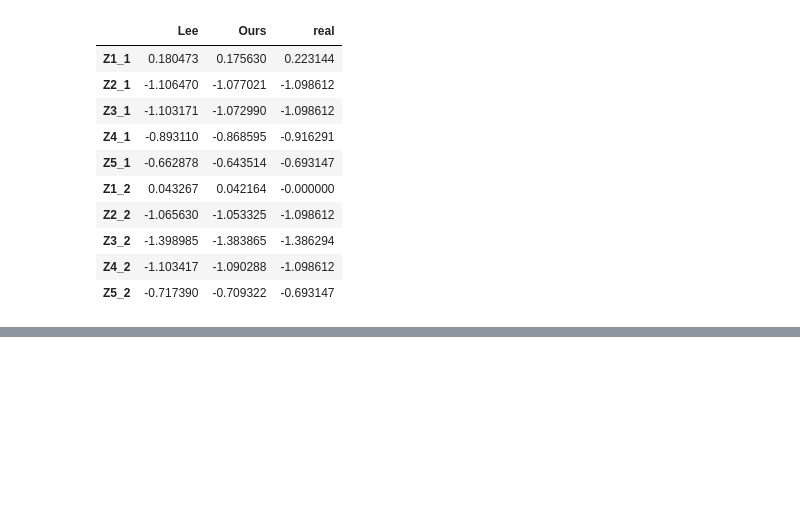
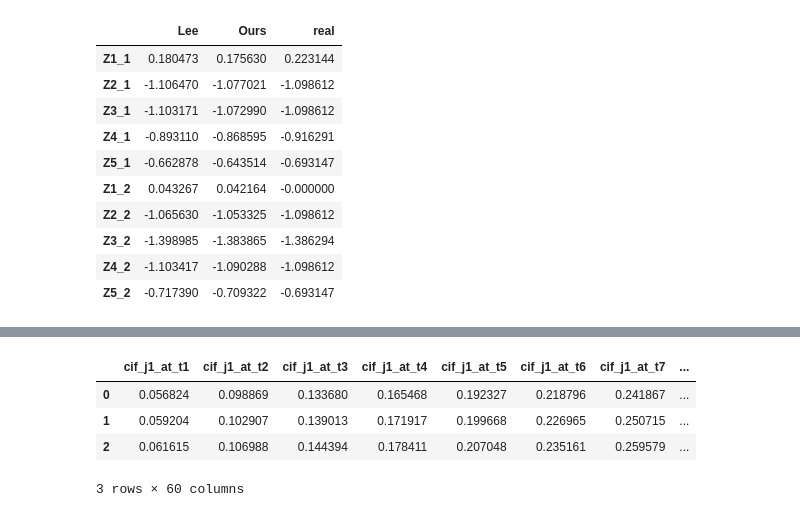
Before and after one commit to tomer1812/pydts, a Jupyter notebook: docs/Simple Simulation.ipynb, the cells around one changed output, grey strips where cells are left out. Cells and saved outputs as stored; diff of their text form; code cells hidden in the pictures; blank space fills up the shorter version.

```diff
--- a/docs/Simple Simulation.ipynb
+++ b/docs/Simple Simulation.ipynb
@@ -363,0 +423,23 @@ for row, subfig in enumerate(subfigs):
+# %%
+from pydts.examples_utils.continues_data import hazard_func, survival_func
+
+hazards = hazard_func(models, df_for_plotting)
+surv_func = survival_func(models, rel_times, df_for_plotting)
+
+cif_1 = pd.DataFrame(hazards[1] * surv_func, index=df_for_plotting.index,
+                     columns=rel_times.astype(int)).cumsum(axis=1)
+cif_2 = pd.DataFrame(hazards[2] * surv_func, index=df_for_plotting.index,
+                     columns=rel_times.astype(int)).cumsum(axis=1)
+cont_cif = pd.merge(
+    cif_1.reset_index(drop=True).add_prefix("cif_j1_at_t"),
+    cif_2.reset_index(drop=True).add_prefix("cif_j2_at_t"),
+    right_index=True, left_index=True
+)
+
+cont_cif
+# %% [output]
+|  | cif_j1_at_t1 | cif_j1_at_t2 | cif_j1_at_t3 | cif_j1_at_t4 | cif_j1_at_t5 | cif_j1_at_t6 | cif_j1_at_t7 | ... |
+| 0 | 0.056824 | 0.098869 | 0.133680 | 0.165468 | 0.192327 | 0.218796 | 0.241867 | ... |
+| 1 | 0.059204 | 0.102907 | 0.139013 | 0.171917 | 0.199668 | 0.226965 | 0.250715 | ... |
+| 2 | 0.061615 | 0.106988 | 0.144394 | 0.178411 | 0.207048 | 0.235161 | 0.259579 | ... |
+3 rows × 60 columns
```
Also changed, not shown: parts of 13 cells of this notebook, 1 other file.
